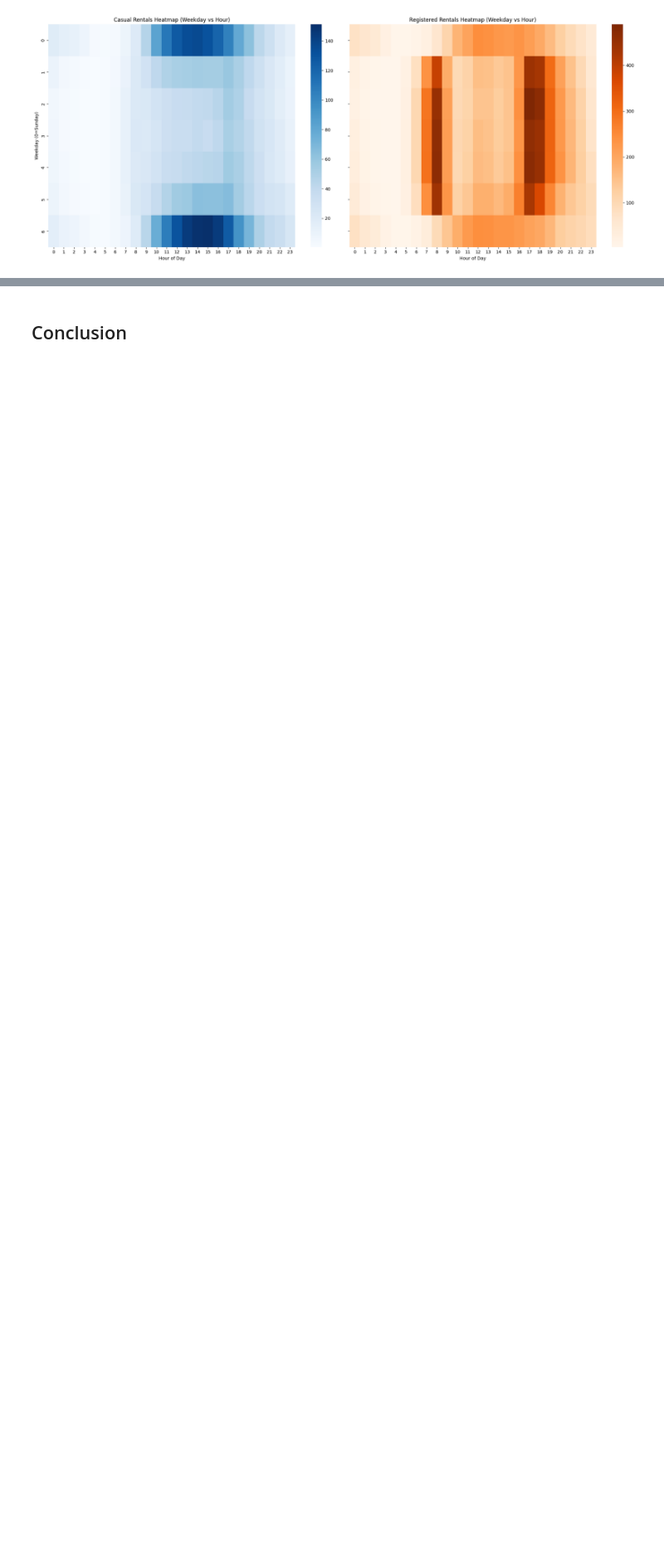
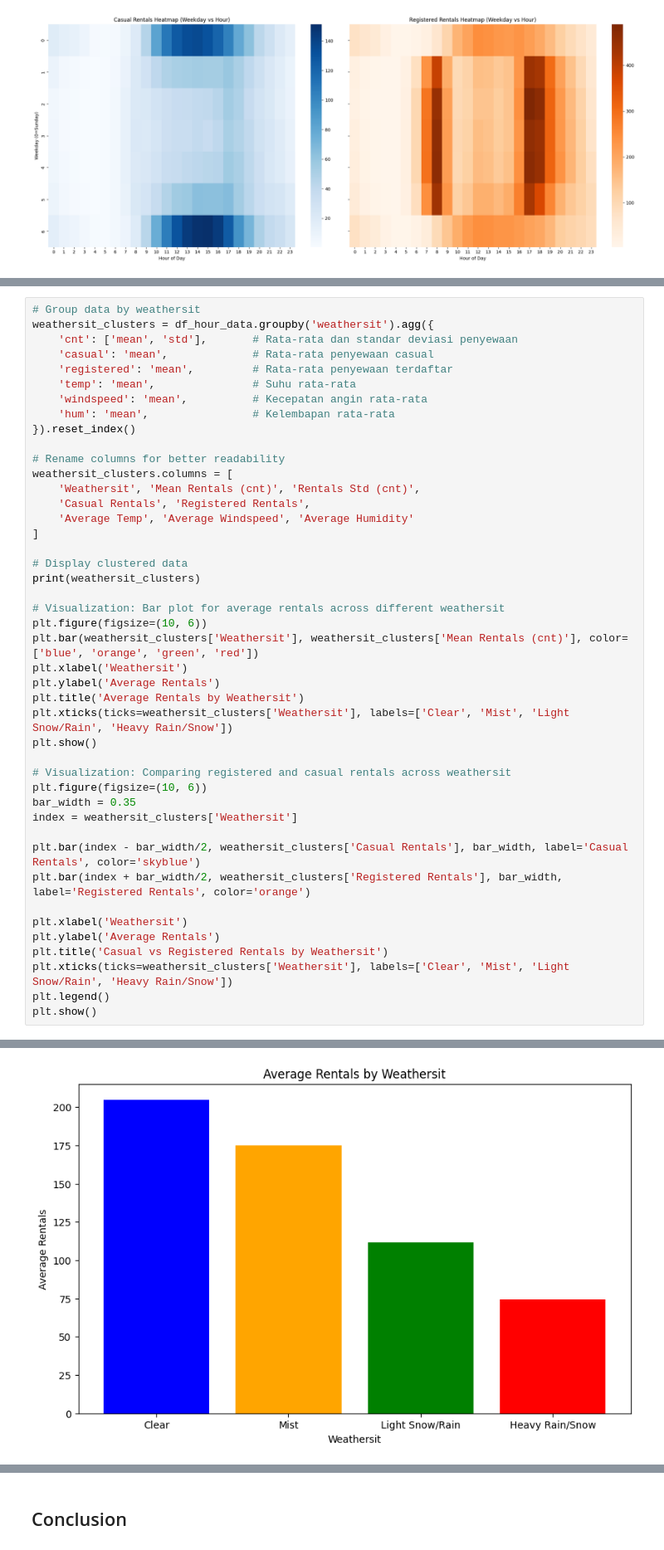
Before and after one commit to esnanta/data-analysis, a Jupyter notebook: bike-sharing/bike_sharing_data_analysis.ipynb, the cells around one changed output, grey strips where cells are left out. Shown: that part at 83% size. Cells and saved outputs as stored; diff of their text form; blank space fills up the shorter version.

```diff
--- a/Bike_Sharing_Data_Analysis.ipynb
+++ b/bike-sharing/bike_sharing_data_analysis.ipynb
@@ -644,0 +755,45 @@ plt.show()
+# %%
+# Group data by weathersit
+weathersit_clusters = df_hour_data.groupby('weathersit').agg({
+    'cnt': ['mean', 'std'],       # Rata-rata dan standar deviasi penyewaan
+    'casual': 'mean',             # Rata-rata penyewaan casual
+    'registered': 'mean',         # Rata-rata penyewaan terdaftar
+    'temp': 'mean',               # Suhu rata-rata
+    'windspeed': 'mean',          # Kecepatan angin rata-rata
+    'hum': 'mean',                # Kelembapan rata-rata
+}).reset_index()
+
+# Rename columns for better readability
+weathersit_clusters.columns = [
+    'Weathersit', 'Mean Rentals (cnt)', 'Rentals Std (cnt)',
+    'Casual Rentals', 'Registered Rentals',
+    'Average Temp', 'Average Windspeed', 'Average Humidity'
+]
+
+# Display clustered data
+print(weathersit_clusters)
+
+# Visualization: Bar plot for average rentals across different weathersit
+plt.figure(figsize=(10, 6))
+plt.bar(weathersit_clusters['Weathersit'], weathersit_clusters['Mean Rentals (cnt)'], color=['blue', 'orange', 'green', 'red'])
+plt.xlabel('Weathersit')
+plt.ylabel('Average Rentals')
+plt.title('Average Rentals by Weathersit')
+plt.xticks(ticks=weathersit_clusters['Weathersit'], labels=['Clear', 'Mist', 'Light Snow/Rain', 'Heavy Rain/Snow'])
+plt.show()
+
+# Visualization: Comparing registered and casual rentals across weathersit
+plt.figure(figsize=(10, 6))
+bar_width = 0.35
+index = weathersit_clusters['Weathersit']
+
+plt.bar(index - bar_width/2, weathersit_clusters['Casual Rentals'], bar_width, label='Casual Rentals', color='skyblue')
+plt.bar(index + bar_width/2, weathersit_clusters['Registered Rentals'], bar_width, label='Registered Rentals', color='orange')
+
+plt.xlabel('Weathersit')
+plt.ylabel('Average Rentals')
+plt.title('Casual vs Registered Rentals by Weathersit')
+plt.xticks(ticks=weathersit_clusters['Weathersit'], labels=['Clear', 'Mist', 'Light Snow/Rain', 'Heavy Rain/Snow'])
+plt.legend()
+plt.show()
+# %% [output]
@@ -644,0 +811 @@ plt.show()
+[figure, added]
```
Also changed, not shown: parts of 29 cells of this notebook, 1 other file.
